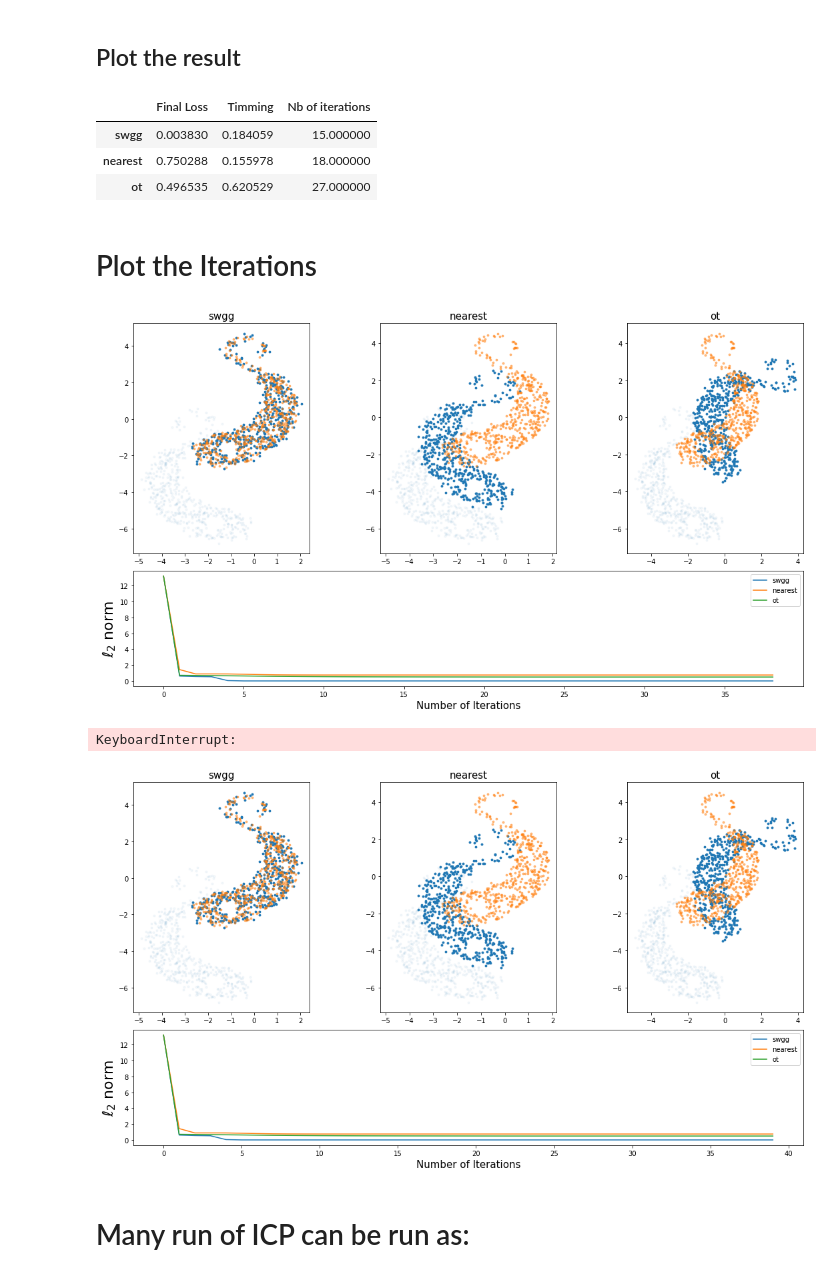
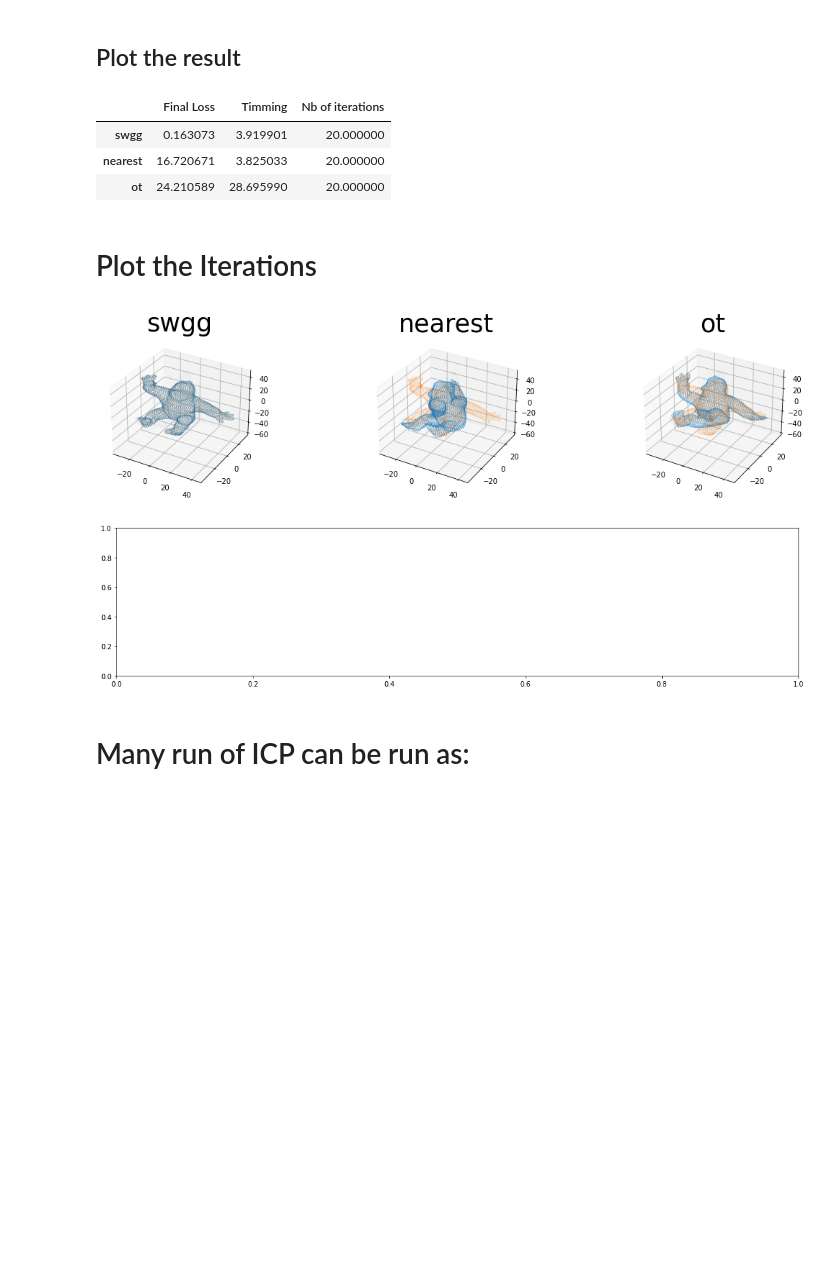
Before and after one commit to MaheyG/SWGG, a Jupyter notebook: Notebook/ICP.ipynb, the cells around one changed output. Cells and saved outputs as stored; diff of their text form; code cells hidden in the pictures; blank space fills up the shorter version.

```diff
--- a/Notebook/ICP.ipynb
+++ b/Notebook/ICP.ipynb
@@ -36,7 +36,7 @@ cuda
 xt=10*draw_samples("./data/ICP/density_b.png", n=500).numpy()
 
 #From .pts
-#xt=np.loadtxt('./data/ICP/mumble_sitting_3000.pts', comments=("version:", "n_points:", "{", "}"))
+xt=np.loadtxt('./data/ICP/mumble_sitting_3000.pts', comments=("version:", "n_points:", "{", "}"))
 #xt=np.loadtxt('./data/ICP//WitchCastle_150000.pts', comments=("version:", "n_points:", "{", "}"))
 
 n,dim=xt.shape
@@ -46,9 +46,9 @@ print(xt.shape)
 # %%
 Y = torch.from_numpy(xt).to(device)
 Y-=torch.mean(Y,axis=0)
-X=Y_to_X(Y,trans=5,eps=.1)
+X=Y_to_X(Y,trans=5,eps=.05)
 
-plot_cloud(X,Y,s=7)
+plot_cloud(X,Y,s=.2)
 
 """
 ### Artificial Resolution ###
@@ -65,7 +65,7 @@ plot_cloud(Xtemp,Y,s=1)"""
 method=['swgg','nearest','ot']
 s=len(method)
 
-max_iter=50
+max_iter=20
 
 _,_,X_l1,loss_l1,time1,n1=ICP(X,Y,pairs='swgg', max_iter=max_iter, tol=1e-4,n_proj=100)
 _,_,X_l2,loss_l2,time2,n2=ICP(X,Y,pairs='nearest', max_iter=max_iter, tol=1e-4)
@@ -89,9 +89,9 @@ table = table.style.set_table_styles([dict(selector='th', props=[('text-align',
 table
 # %% [output]
 |  | Final Loss | Timming | Nb of iterations |
-| swgg | 0.003830 | 0.184059 | 15.000000 |
-| nearest | 0.750288 | 0.155978 | 18.000000 |
-| ot | 0.496535 | 0.620529 | 27.000000 |
+| swgg | 0.163073 | 3.919901 | 20.000000 |
+| nearest | 16.720671 | 3.825033 | 20.000000 |
+| ot | 24.210589 | 28.695990 | 20.000000 |
 # %% [markdown]
 # Plot the Iterations
 # %%
@@ -99,49 +99,49 @@ foldername = 'Results/ICP/Gif'
 if not os.path.isdir(foldername):
     os.mkdir(foldername)
 # %%
-size=8
+size=.05
 fig = pl.figure(figsize=(s*6, 10))
 grid = pl.GridSpec(2, s, wspace=.4, hspace=0.1,height_ratios=[2, 1])
+#grid = pl.GridSpec(1, s, wspace=.4, hspace=0.1)
 
 for j in range(max_iter):
     for i in range(s):
         X_temp=X_l[i]
         dim=X_temp.shape[1]
 
         if dim==2:
             pl.subplot(grid[0,i])
             #ot.plot.plot2D_samples_mat(X_temp, xt, P_l[i][j], c=[0,0,0],alpha=0.2)
             pl.scatter(X[:, 0], X[:, 1], c='C0', label='Source',alpha=0.05,s=size)
             pl.scatter(X_temp[:, 0,j], X_temp[:, 1,j], c='C0', label='Source',alpha=1,s=size)
             pl.scatter(Y[:, 0], Y[:, 1], c='C1', label='Target',alpha=0.5,s=size)
             pl.title(method[i], fontsize=15)
             #pl.legend()
         if dim==3:
             pl.subplot(grid[0,i],projection='3d')
             pl.scatter(X[:,0],X[:,1],zs=X[:,2],c='C0',s=size,label='Source',alpha=0.05)
             pl.scatter(X_temp[:, 0,j], X_temp[:, 1,j],zs=X_temp[:,2,j], c='C0', label='Source',alpha=1,s=size)
             pl.scatter(Y[:,0],Y[:,1],zs=Y[:,2],c='C1',s=size,label='Target',alpha=0.5)
-            pl.title(method[i], fontsize=15)
+            pl.title(method[i], fontsize=35)
             #pl.legend()
 
-    pl.subplot(grid[1,:])
-    for i in range(s):
-        pl.plot(loss_l[:j+1,i],color='C%i'%i,label=method[i])
-        pl.xlabel('Number of Iterations', fontsize=15)
-        pl.ylabel(r'$\ell_2$ norm', fontsize=22)
-        pl.legend()
+    #pl.subplot(grid[1,:])
+    #for i in range(s):
+    #    pl.plot(loss_l[:j+1,i],color='C%i'%i,label=method[i])
+    #    pl.xlabel('Number of Iterations', fontsize=15)
+    #    pl.ylabel(r'$\ell_2$ norm', fontsize=22)
+    #    pl.legend()
 
     fig.savefig(foldername + '/img%03d.png'%(j))
 
     display.clear_output(wait=True)
     display.display(pl.gcf())
     time.sleep(1e-5)
     pl.subplot(grid[:, :])
     pl.cla()
 # %% [output]
-[figure, old version]
+[figure, new version]
-KeyboardInterrupt:
-[figure, old version]
+[figure, new version]
 # %% [markdown]
 # Many run of ICP can be run as:
 # %%
```
Also changed, not shown: parts of 2 cells of this notebook, 35 other files.
